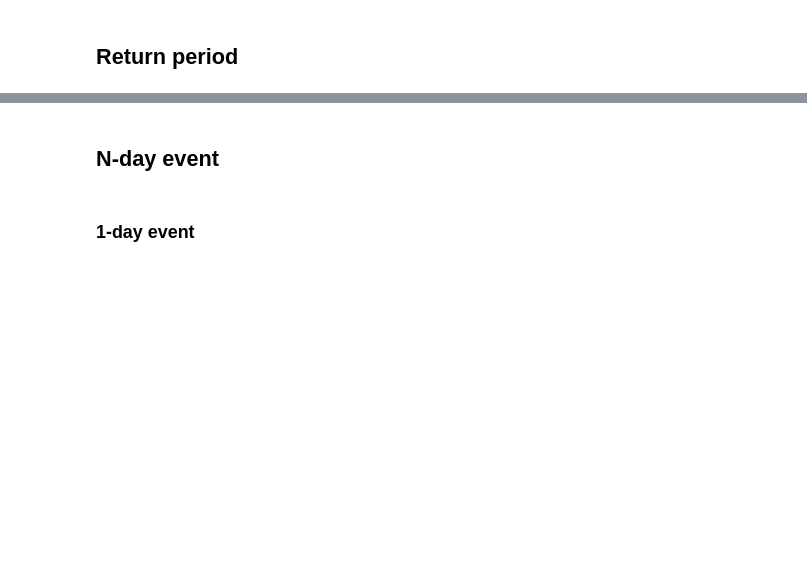
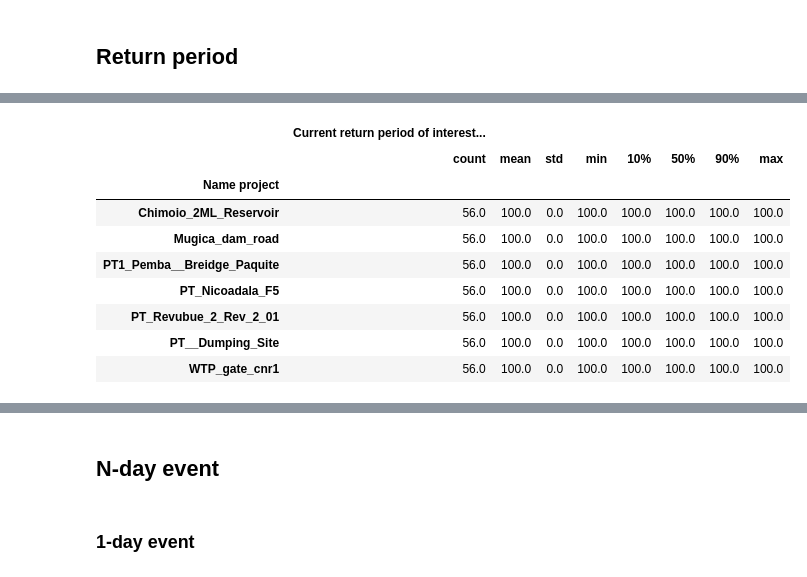
Before and after one commit to RaphaelPB/CRVA_tool, a Jupyter notebook: Precipitation indicators for general screening.ipynb, the cells around one changed output, grey strips where cells are left out. Cells and saved outputs as stored; diff of their text form; code cells hidden in the pictures; blank space fills up the shorter version.

```diff
--- a/Precipitation indicators for general screening.ipynb
+++ b/Precipitation indicators for general screening.ipynb
@@ -279,0 +342,5 @@ changes_past_future_indicator
+# %%
+return_period_past_100 = return_period_future.copy(deep=True)
+return_period_past_100['Return period years of current 100 year return period']=100
+return_period_past_100=return_period_past_100.rename(columns={return_period_past_100.columns[0]:'Current return period of interest years'})
+return_period_past_100
@@ -279,0 +362,14 @@ changes_past_future_indicator
+# %%
+return_period_past_100_distribution = return_period_past_100.astype(int).groupby(['Name project']).describe(percentiles=[.1, .5, .9])
+return_period_past_100_distribution
+# %% [output]
+|  | Current return period of interest... |  |  |  |  |  |  |  |
+|  | count | mean | std | min | 10% | 50% | 90% | max |
+| Name project |  |  |  |  |  |  |  |  |
+| Chimoio_2ML_Reservoir | 56.0 | 100.0 | 0.0 | 100.0 | 100.0 | 100.0 | 100.0 | 100.0 |
+| Mugica_dam_road | 56.0 | 100.0 | 0.0 | 100.0 | 100.0 | 100.0 | 100.0 | 100.0 |
+| PT1_Pemba__Breidge_Paquite | 56.0 | 100.0 | 0.0 | 100.0 | 100.0 | 100.0 | 100.0 | 100.0 |
+| PT_Nicoadala_F5 | 56.0 | 100.0 | 0.0 | 100.0 | 100.0 | 100.0 | 100.0 | 100.0 |
+| PT_Revubue_2_Rev_2_01 | 56.0 | 100.0 | 0.0 | 100.0 | 100.0 | 100.0 | 100.0 | 100.0 |
+| PT__Dumping_Site | 56.0 | 100.0 | 0.0 | 100.0 | 100.0 | 100.0 | 100.0 | 100.0 |
+| WTP_gate_cnr1 | 56.0 | 100.0 | 0.0 | 100.0 | 100.0 | 100.0 | 100.0 | 100.0 |
```
Also changed, not shown: parts of 68 cells of this notebook, 4 other files.
